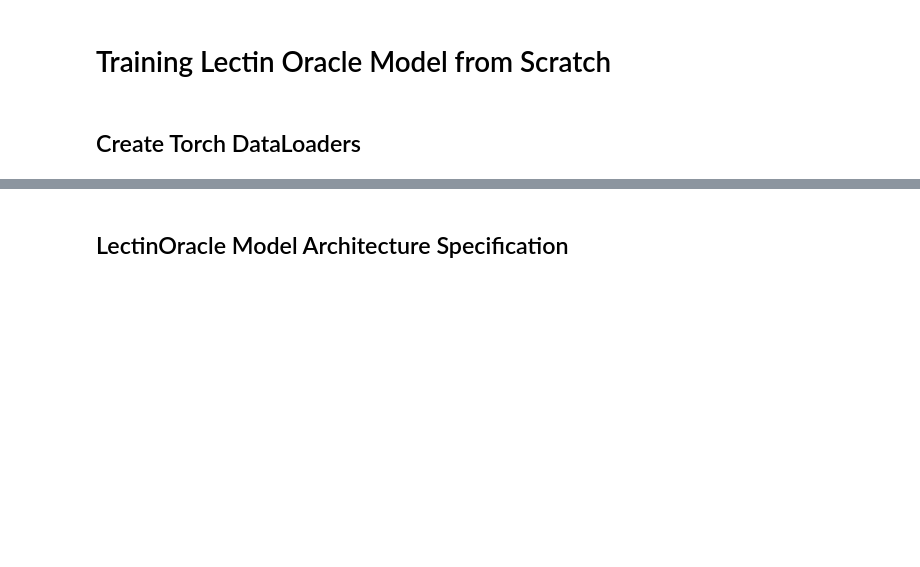
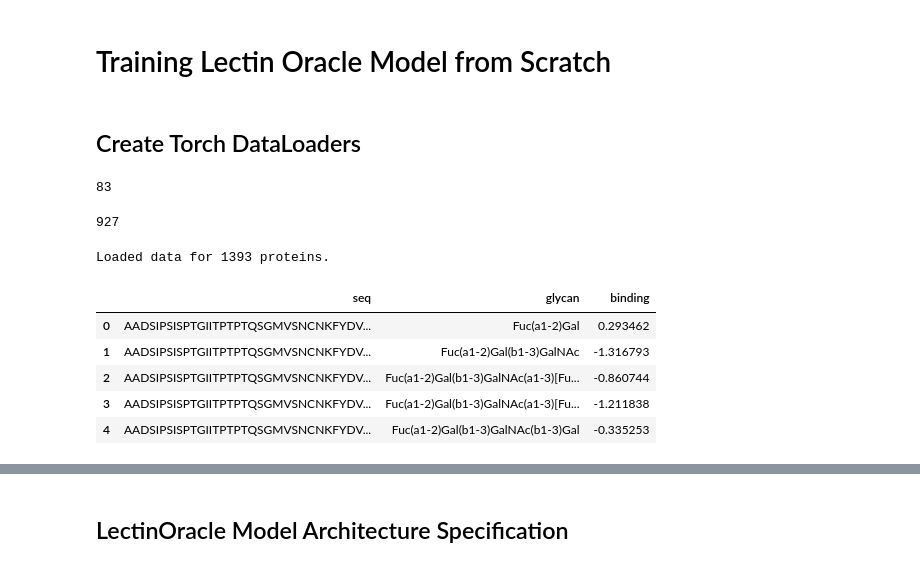
Before and after one commit to jackshee/LectinBinding, a Jupyter notebook: Reproducing LectinOracle.ipynb, the cells around one changed output, grey strips where cells are left out. Cells and saved outputs as stored; diff of their text form; code cells hidden in the pictures; blank space fills up the shorter version.

```diff
--- a/Reproducing LectinOracle.ipynb
+++ b/Reproducing LectinOracle.ipynb
@@ -0,0 +1,8 @@
+# %%
+# from google.colab import drive
+# drive.mount('/content/drive')
+fs = '/content/drive/My Drive/'
+fs = 'data/'
+
+!pip install glycowork
+!pip install 'glycowork[ml]'
@@ -31,7 +63,7 @@ all_prots = list(set(glycan_binding.target.tolist()))
 batch_size = 10
 
 # Path to save the pickle file
-filename = '/content/drive/My Drive/esm1b_embeddings_full.pkl'
+filename = fs + 'esm1b_embeddings_full.pkl'
 
 # Function to process a batch of proteins
 def process_batch(proteins):
@@ -60,7 +92,7 @@ After executing the following code, `data/esm1b_embeddings_full.pkl` and `data/e
 import pickle
 
 # Path to the pickle file
-filename = 'data/esm1b_embeddings_full.pkl'
+filename = fs + 'esm1b_embeddings_full.pkl'
 
 # Initialize an empty dictionary to hold all the data
 prot_dic = {}
@@ -86,31 +118,58 @@ Loaded data for 1392 proteins.
 # Training Lectin Oracle Model from Scratch
 # %% [markdown]
 ## Create Torch DataLoaders
+# %%
+from glycowork.glycan_data.loader import glycan_binding
+from glycowork.motif.graph import glycan_to_nxGraph
+from glycowork.motif.processing import get_lib, expand_lib
+
+
+lib = get_lib(glycan_binding.columns.unique().tolist()[:-2])
+lib = expand_lib(lib, ['GlcNAcOS', 'GalOS', 'HexNAc'])
+print(len(lib))
+# generate a dictionary to look up graph representation of glycan
+
+glycan_graph_dic = {glyc_string: glycan_to_nxGraph(glyc_string, libr=lib) for glyc_string in glycan_binding.columns.unique().tolist()[:-2]}
+len(glycan_graph_dic)
+# %% [output]
+83
+927
 # %%
 import pickle
 
+import numpy as np
+import pandas as pd
+
 #retrieve representations for protein sequences
-filename = 'data/stored_protein_embeddings.pkl'
+filename = fs + 'stored_protein_embeddings.pkl'
 
 old_dic = {}
 with open(filename, 'rb') as file:
     old_dic = pickle.load(file)
 
 print(f"Loaded data for {len(old_dic)} proteins.")
-glycan_binding.target = [old_dic[k] if k in list(old_dic.keys()) else np.nan for k in glycan_binding.target.tolist()]
 
 #converts data into format (protein, glycan, binding)
 def generate_pair_data(df):
   """creates 3-tuples of lectin, glycan, and the corresponding binding value measured in relative fluorescence units"""
   out = []
   for k in range(len(df)):
     for j in range(df.shape[1]-1):
       if ~np.isnan(df.iloc[k,j]) and np.isfinite(df.iloc[k,j]):
         out.append((df.loc[k,'target'], df.columns.values.tolist()[j], df.iloc[k,j]))
   return out
 
 data = generate_pair_data(glycan_binding.iloc[:, :-1])
 df = pd.DataFrame(data, columns = ['seq', 'glycan', 'binding'])
-df.to_csv('data/all_binding_pairs.csv')
+df.to_csv(fs + 'all_binding_pairs.csv', index=False)
+df.head()
+# %% [output]
+Loaded data for 1393 proteins.
+|  | seq | glycan | binding |
+| 0 | AADSIPSISPTGIITPTPTQSGMVSNCNKFYDV... | Fuc(a1-2)Gal | 0.293462 |
+| 1 | AADSIPSISPTGIITPTPTQSGMVSNCNKFYDV... | Fuc(a1-2)Gal(b1-3)GalNAc | -1.316793 |
+| 2 | AADSIPSISPTGIITPTPTQSGMVSNCNKFYDV... | Fuc(a1-2)Gal(b1-3)GalNAc(a1-3)[Fu... | -0.860744 |
+| 3 | AADSIPSISPTGIITPTPTQSGMVSNCNKFYDV... | Fuc(a1-2)Gal(b1-3)GalNAc(a1-3)[Fu... | -1.211838 |
+| 4 | AADSIPSISPTGIITPTPTQSGMVSNCNKFYDV... | Fuc(a1-2)Gal(b1-3)GalNAc(b1-3)Gal | -0.335253 |
 # %%
 from sklearn.model_selection import train_test_split
```
Also changed, not shown: parts of 6 cells of this notebook.
